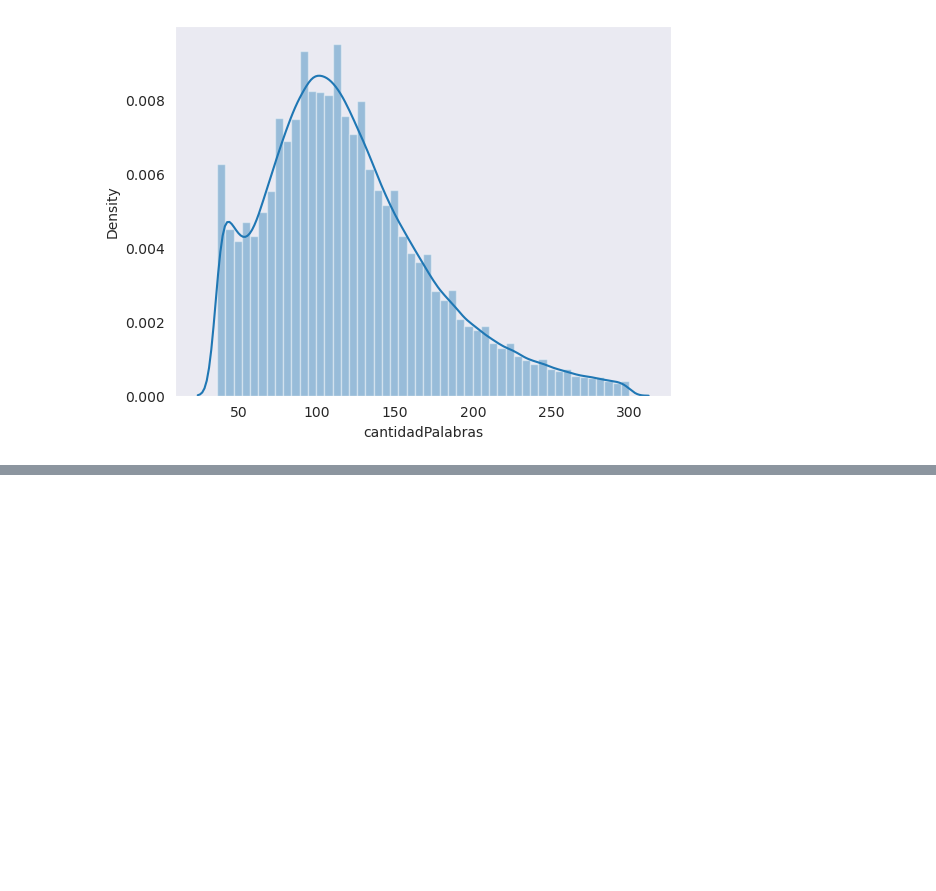
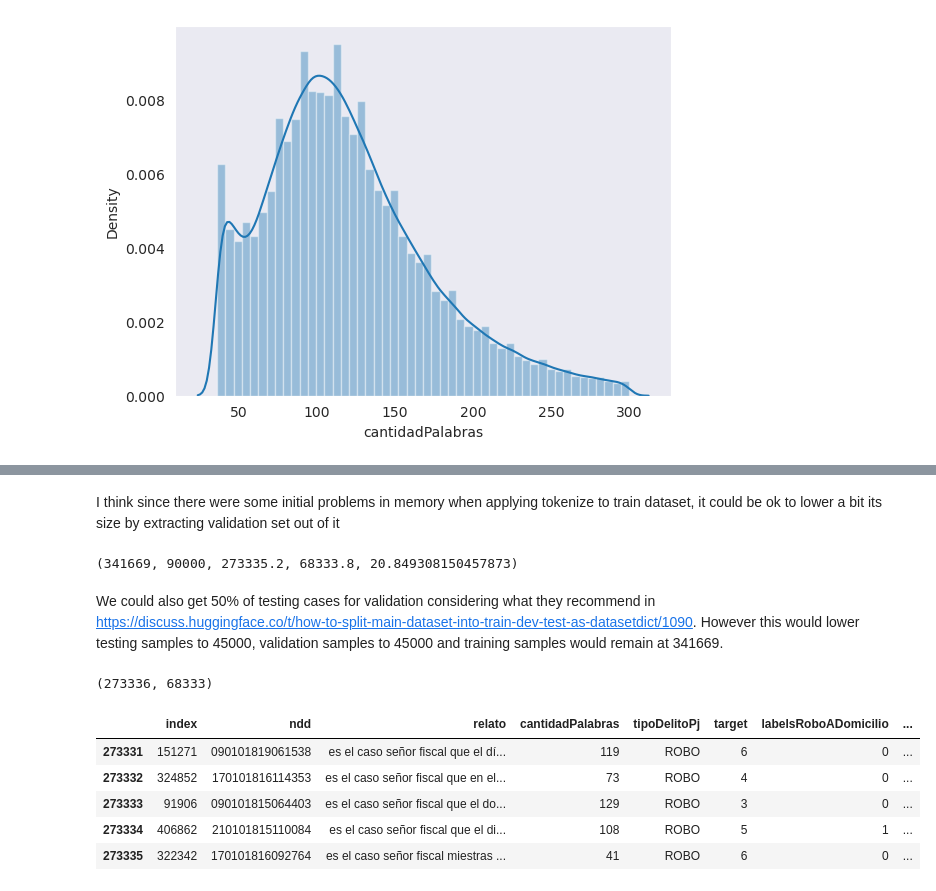
Before and after one commit to LeninGF/clasificaion_robos_fge, a Jupyter notebook: dataset_traintest_split.ipynb, the cells around one changed output, grey strips where cells are left out. Cells and saved outputs as stored; diff of their text form; code cells hidden in the pictures; blank space fills up the shorter version.

Commit message:
added creation of valid dataset

```diff
--- a/dataset_traintest_split.ipynb
+++ b/dataset_traintest_split.ipynb
@@ -117,0 +125,26 @@ sns.distplot(train_df.cantidadPalabras)
+# %% [markdown]
+I think since there were some initial problems in memory when applying tokenize to train dataset, it could be ok to lower a bit its size by extracting validation set out of it
+# %%
+TRAIN_SIZE, TEST_SIZE, 0.8*TRAIN_SIZE, 0.2*TRAIN_SIZE, TEST_SIZE/(TRAIN_SIZE+TEST_SIZE)*100
+# %% [output]
+(341669, 90000, 273335.2, 68333.8, 20.849308150457873)
+# %% [markdown]
+We could also get 50% of testing cases for validation considering what they recommend in https://discuss.huggingface.co/t/how-to-split-main-dataset-into-train-dev-test-as-datasetdict/1090. However this would lower testing samples to 45000, validation samples to 45000 and training samples would remain at 341669.
+# %%
+VALID_SIZE = int(0.2*TRAIN_SIZE)
+TRAIN_SIZE -= VALID_SIZE
+TRAIN_SIZE, VALID_SIZE
+# %% [output]
+(273336, 68333)
+# %%
+train_df_out = train_df.iloc[0:TRAIN_SIZE, :]
+valid_df = train_df.iloc[TRAIN_SIZE:, :]
+# %%
+train_df_out.tail()
+# %% [output]
+|  | index | ndd | relato | cantidadPalabras | tipoDelitoPj | target | labelsRoboADomicilio | ... |
+| 273331 | 151271 | 090101819061538 | es el caso señor fiscal que el dí... | 119 | ROBO | 6 | 0 | ... |
+| 273332 | 324852 | 170101816114353 | es el caso señor fiscal que en el... | 73 | ROBO | 4 | 0 | ... |
+| 273333 | 91906 | 090101815064403 | es el caso señor fiscal que el do... | 129 | ROBO | 3 | 0 | ... |
+| 273334 | 406862 | 210101815110084 | es el caso señor fiscal que el di... | 108 | ROBO | 5 | 1 | ... |
+| 273335 | 322342 | 170101816092764 | es el caso señor fiscal miestras ... | 41 | ROBO | 6 | 0 | ... |
```
Also changed, not shown: parts of 7 cells of this notebook.
